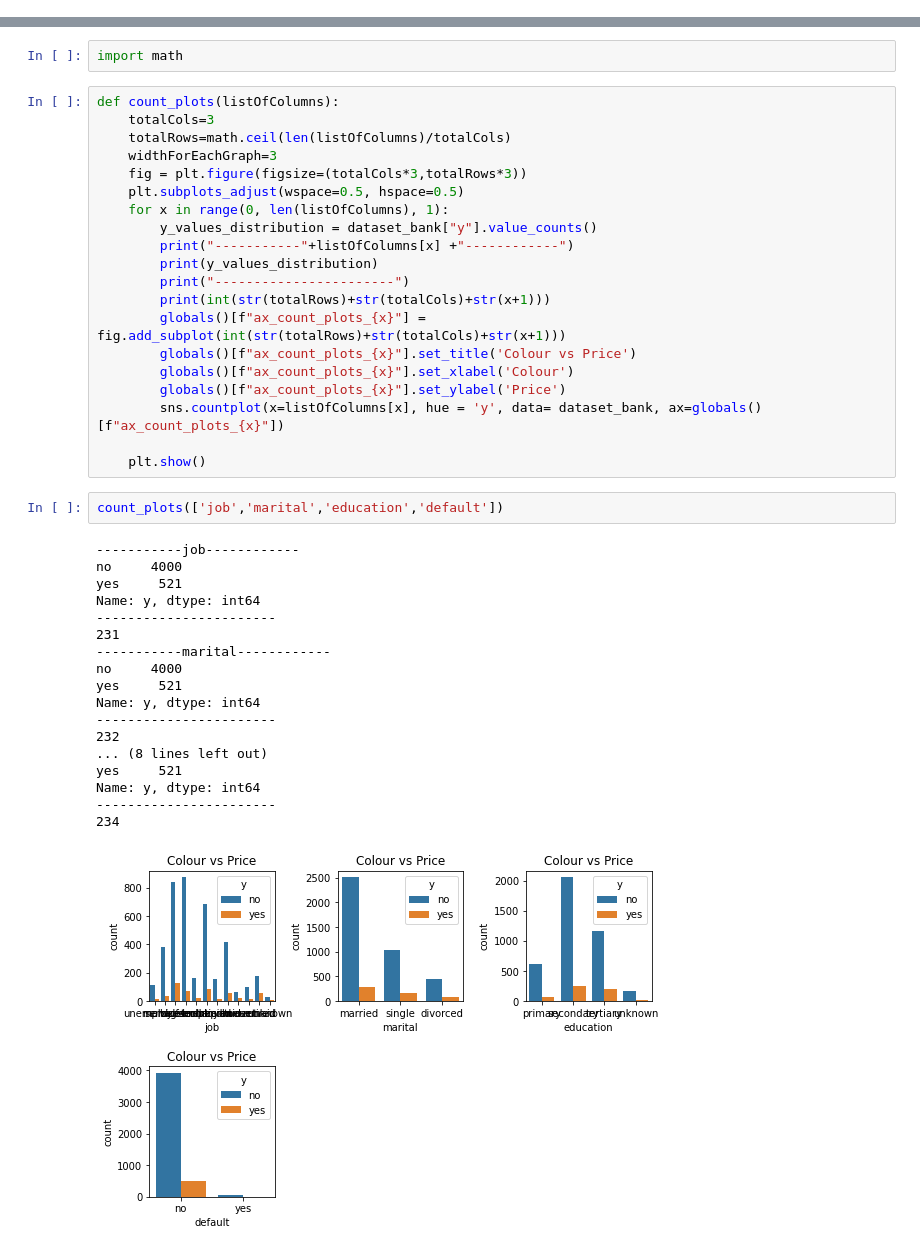
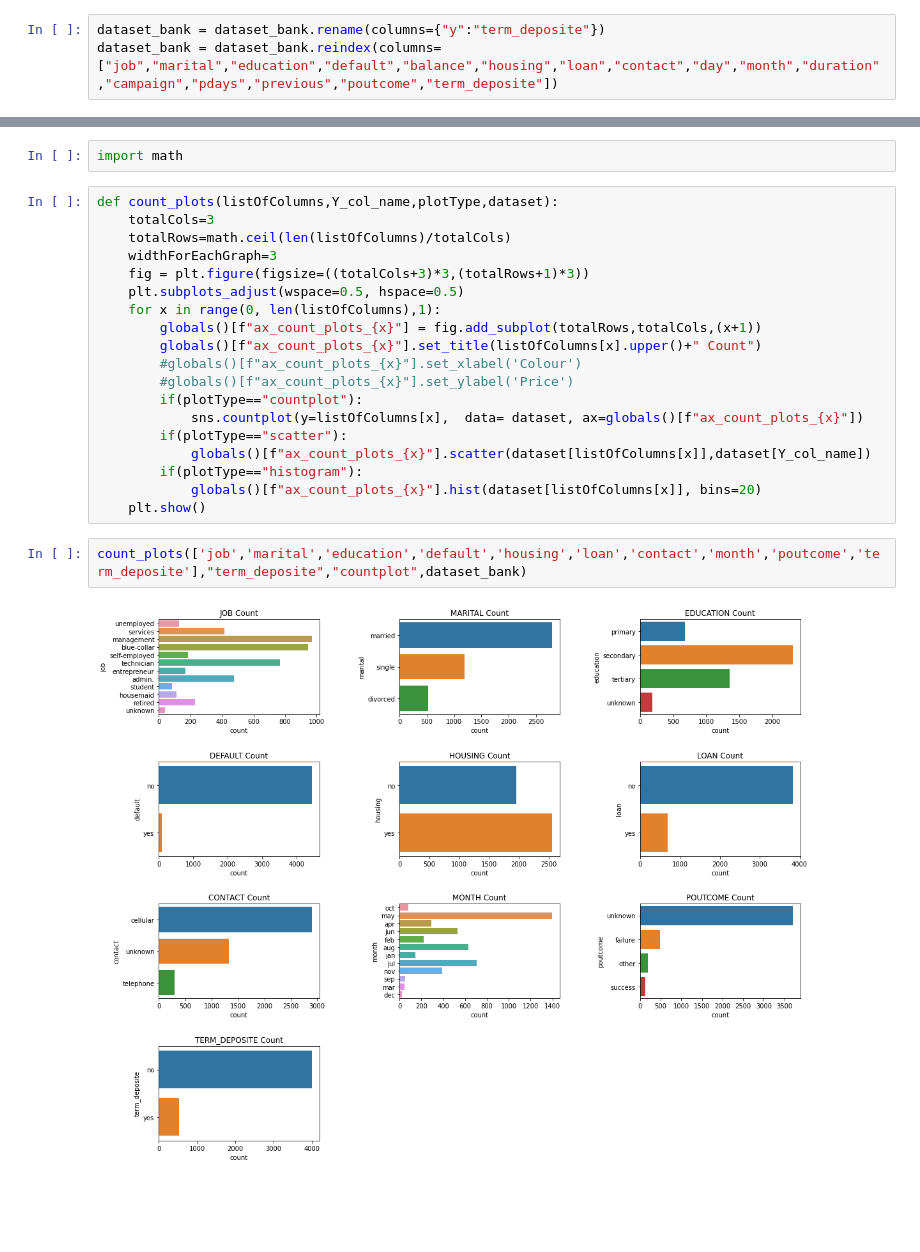
Before and after one commit to sumitraju/data-science, a Jupyter notebook: bank_logistic_regression/bank_logistic_regression.ipynb, the cells around one changed output, grey strips where cells are left out. Saved outputs shown, nothing was run; the diff lists cells and outputs as text; blank space fills up the shorter version.

```diff
--- a/bank_logistic_regression/bank_logistic_regression.ipynb
+++ b/bank_logistic_regression/bank_logistic_regression.ipynb
@@ -190,0 +137,3 @@ unique_values_poutcome
+# %%
+dataset_bank = dataset_bank.rename(columns={"y":"term_deposite"})
+dataset_bank = dataset_bank.reindex(columns=["job","marital","education","default","balance","housing","loan","contact","day","month","duration","campaign","pdays","previous","poutcome","term_deposite"])
@@ -197,43 +199,25 @@ from statsmodels.graphics.mosaicplot import mosaic
 # %%
 import math
 # %%
-def count_plots(listOfColumns):
+def count_plots(listOfColumns,Y_col_name,plotType,dataset):
     totalCols=3
     totalRows=math.ceil(len(listOfColumns)/totalCols)
     widthForEachGraph=3
-    fig = plt.figure(figsize=(totalCols*3,totalRows*3))
+    fig = plt.figure(figsize=((totalCols+3)*3,(totalRows+1)*3))
     plt.subplots_adjust(wspace=0.5, hspace=0.5)
-    for x in range(0, len(listOfColumns), 1):
-        y_values_distribution = dataset_bank["y"].value_counts()
-        print("-----------"+listOfColumns[x] +"------------")
-        print(y_values_distribution)
-        print("-----------------------")
-        print(int(str(totalRows)+str(totalCols)+str(x+1)))
-        globals()[f"ax_count_plots_{x}"] = fig.add_subplot(int(str(totalRows)+str(totalCols)+str(x+1)))
-        globals()[f"ax_count_plots_{x}"].set_title('Colour vs Price')
-        globals()[f"ax_count_plots_{x}"].set_xlabel('Colour')
-        globals()[f"ax_count_plots_{x}"].set_ylabel('Price')
-        sns.countplot(x=listOfColumns[x], hue = 'y', data= dataset_bank, ax=globals()[f"ax_count_plots_{x}"])
-
+    for x in range(0, len(listOfColumns),1):
+        globals()[f"ax_count_plots_{x}"] = fig.add_subplot(totalRows,totalCols,(x+1))
+        globals()[f"ax_count_plots_{x}"].set_title(listOfColumns[x].upper()+" Count")
+        #globals()[f"ax_count_plots_{x}"].set_xlabel('Colour')
+        #globals()[f"ax_count_plots_{x}"].set_ylabel('Price')
+        if(plotType=="countplot"):
+            sns.countplot(y=listOfColumns[x],  data= dataset, ax=globals()[f"ax_count_plots_{x}"])
+        if(plotType=="scatter"):
+            globals()[f"ax_count_plots_{x}"].scatter(dataset[listOfColumns[x]],dataset[Y_col_name])
+        if(plotType=="histogram"):
+            globals()[f"ax_count_plots_{x}"].hist(dataset[listOfColumns[x]], bins=20)
     plt.show()
 # %%
-count_plots(['job','marital','education','default'])
+count_plots(['job','marital','education','default','housing','loan','contact','month','poutcome','term_deposite'],"term_deposite","countplot",dataset_bank)
 # %% [output]
------------job------------
-no     4000
-yes     521
-Name: y, dtype: int64
------------------------
-231
------------marital------------
-no     4000
-yes     521
-Name: y, dtype: int64
------------------------
-232
-... (8 lines left out)
-yes     521
-Name: y, dtype: int64
------------------------
-234
-[figure, old version]
+[figure, new version]
```
Also changed, not shown: parts of 15 cells of this notebook.
